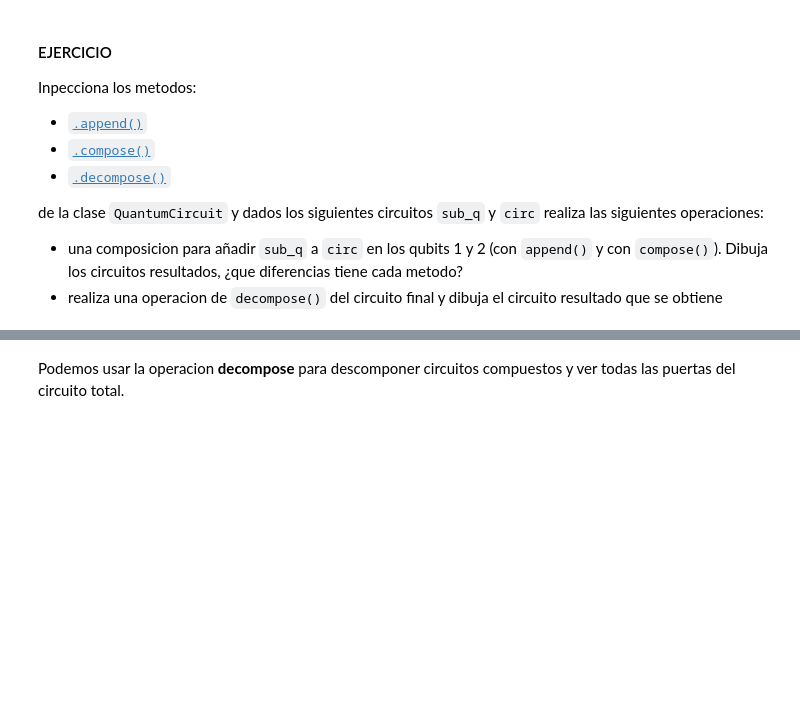
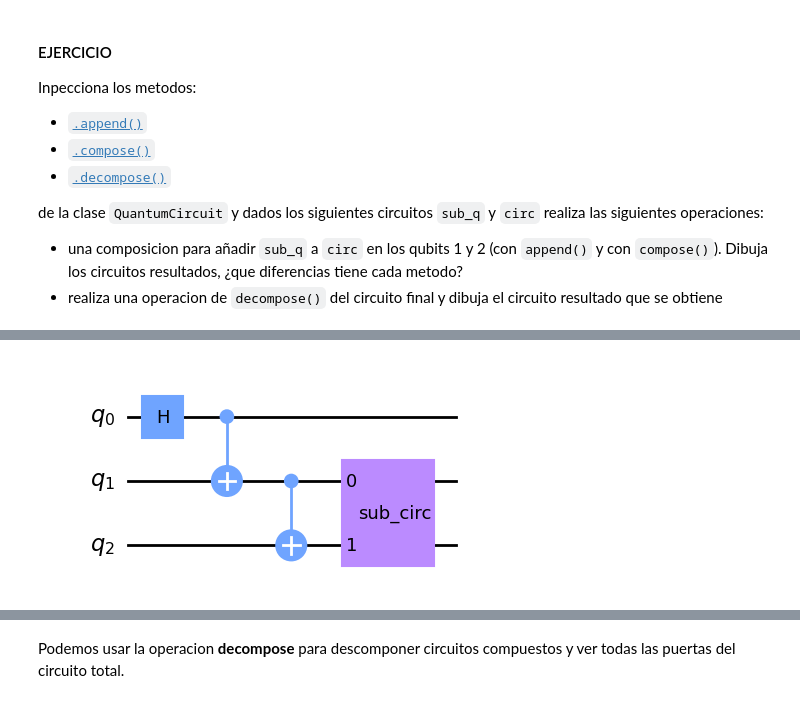
Before and after one commit to Mariomc10/AlgoritmosCuanticos, a Jupyter notebook: 02_circuitos_cuanticos.ipynb, the cells around one changed output, grey strips where cells are left out. Saved outputs shown, nothing was run; the diff lists cells and outputs as text; code cells hidden in the pictures; blank space fills up the shorter version.

```diff
--- a/02_circuitos_cuanticos.ipynb
+++ b/02_circuitos_cuanticos.ipynb
@@ -607,0 +616,6 @@ circ.cx(qr[1], qr[2])
+# %%
+#append
+circ.append(sub_circ.to_instruction(),[1,2])
+circ.draw("mpl")
+# %% [output]
+[figure, added]
```
Also changed, not shown: parts of 21 cells of this notebook, 2 other files.
